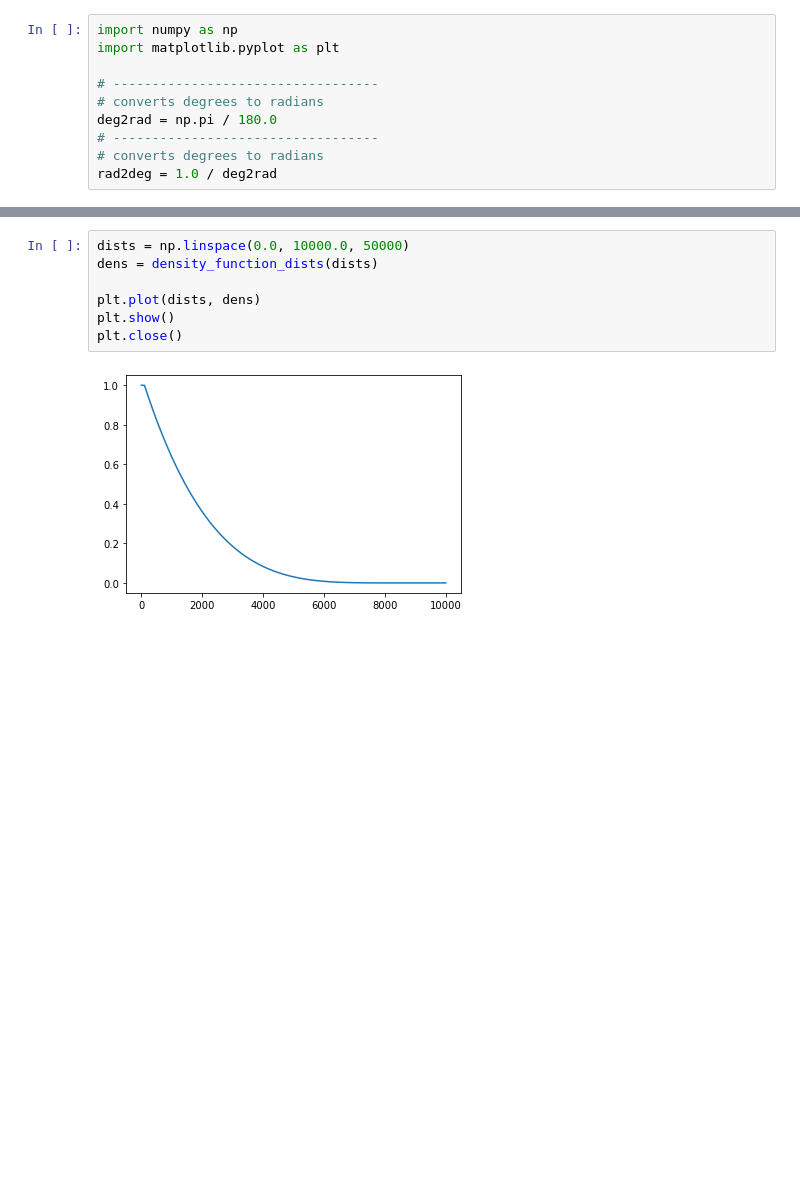
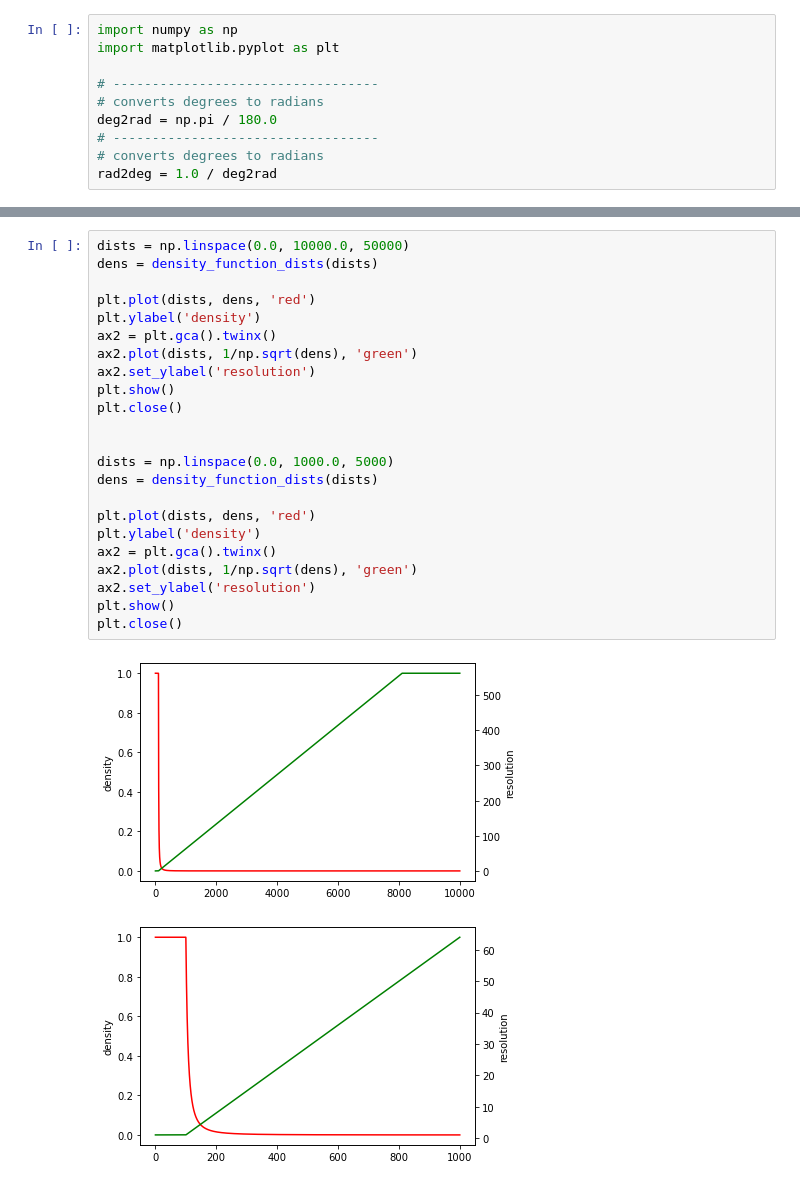
Before and after one commit to marta-gil/iModel, a Jupyter notebook: density-2-res.ipynb, the cells around one changed output, grey strips where cells are left out. Cells and saved outputs as stored; diff of their text form; blank space fills up the shorter version.

Commit message:
new density resolution linear unitl level 4

```diff
--- a/density-2-res.ipynb
+++ b/density-2-res.ipynb
@@ -84,12 +101,29 @@ plt.close()
 # %%
 dists = np.linspace(0.0, 10000.0, 50000)
 dens = density_function_dists(dists)
 
-plt.plot(dists, dens)
+plt.plot(dists, dens, 'red')
+plt.ylabel('density')
+ax2 = plt.gca().twinx()
+ax2.plot(dists, 1/np.sqrt(dens), 'green')
+ax2.set_ylabel('resolution')
 plt.show()
 plt.close()
+
+
+dists = np.linspace(0.0, 1000.0, 5000)
+dens = density_function_dists(dists)
+
+plt.plot(dists, dens, 'red')
+plt.ylabel('density')
+ax2 = plt.gca().twinx()
+ax2.plot(dists, 1/np.sqrt(dens), 'green')
+ax2.set_ylabel('resolution')
+plt.show()
+plt.close()
 # %% [output]
-[figure, old version]
+[figure, new version]
+[figure, added]
 # %%
 def density_to_resolution(dens, N=200000):
     sum_dens = dens.sum()
```
Also changed, not shown: parts of 7 cells of this notebook, 4 other files.
